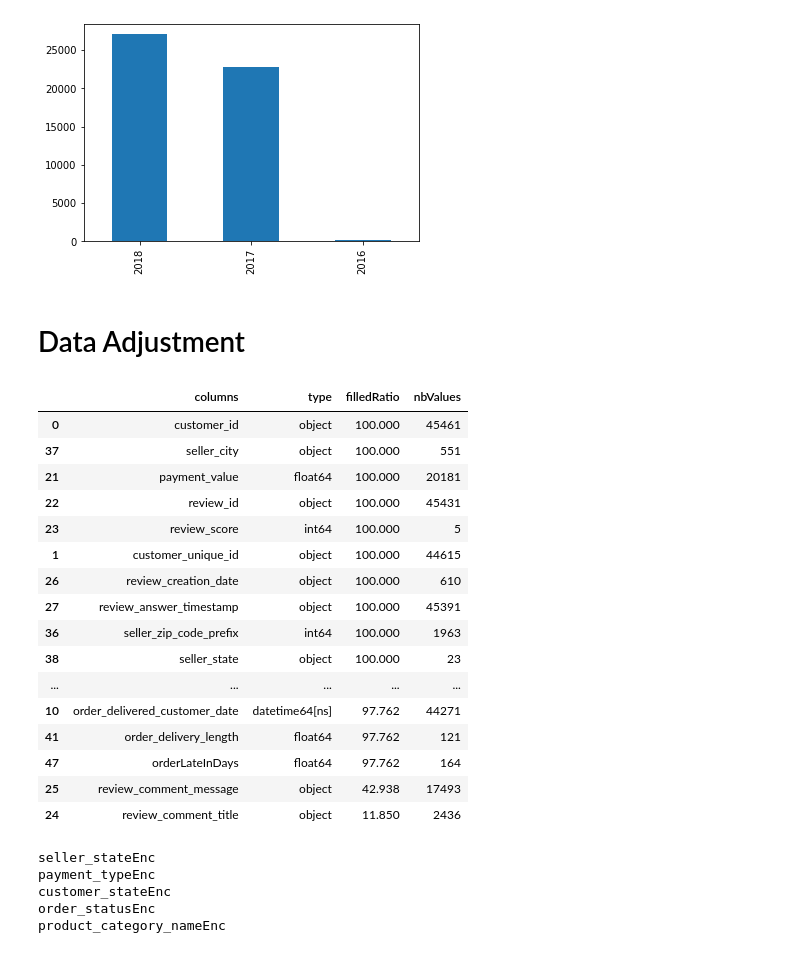
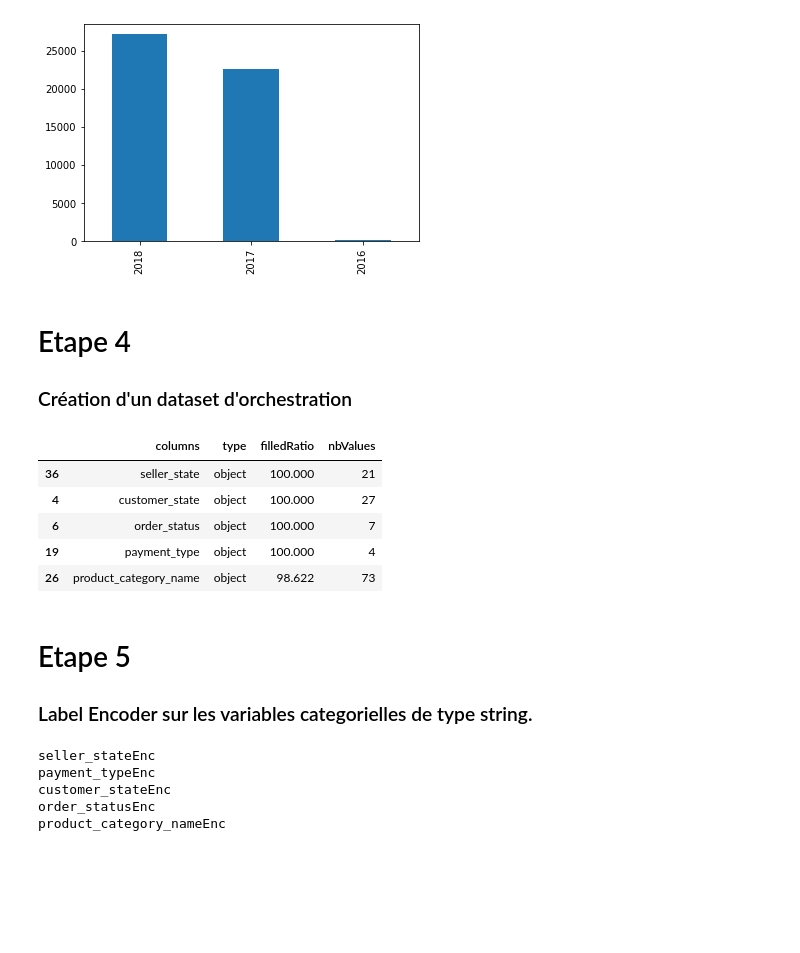
Before and after one commit to benMiniconi/OlistC, a Jupyter notebook: Projet Final/POLIST_01_notebookanalyse.ipynb, the cells around one changed output. Saved outputs shown, nothing was run; the diff lists cells and outputs as text; code cells hidden in the pictures; blank space fills up the shorter version.

```diff
--- a/Projet Final/POLIST_01_notebookanalyse.ipynb
+++ b/Projet Final/POLIST_01_notebookanalyse.ipynb
@@ -327,43 +338,38 @@ mergedFrame1000["year"].value_counts().plot(kind="bar")
 <AxesSubplot:>
 [figure]
 # %% [markdown]
-# Data Adjustment
+# Etape 4
+### Création d'un dataset d'orchestration
 # %%
 nonNullRate = []
 for col in mergedFrame1000.columns:
     #we are counting the row with data and without Null or NaN over the number of rows
     nonNullRate.append({"columns": col, "type": str(mergedFrame1000[col].dtypes) ,"filledRatio": round((mergedFrame1000[col].count()/mergedFrame1000.shape[0])*100, 3), "nbValues": mergedFrame1000[col].nunique()})
 nonNullRateFrame = pd.DataFrame(nonNullRate)
 #Etape de filtre
 lessThanOnePercentColumns = nonNullRateFrame[nonNullRateFrame["filledRatio"] < 10]
 moreThanOnePercentColumns = nonNullRateFrame[nonNullRateFrame["filledRatio"] >1]
 
 moreThanOnePercentColumns = moreThanOnePercentColumns.sort_values(by=["filledRatio"], ascending=False)
 #plt.bar(moreThanOnePercentColumns["columns"].values, moreThanOnePercentColumns['filledRatio'].values)
 stringColumn = moreThanOnePercentColumns[moreThanOnePercentColumns["type"] == "object"]
 intColumn = moreThanOnePercentColumns[moreThanOnePercentColumns["type"] == "int64"]
 floatColumn = moreThanOnePercentColumns[moreThanOnePercentColumns["type"] == "float64"]
 
 stringColumn = stringColumn[stringColumn["nbValues"] < 100]
-moreThanOnePercentColumns
+categorialsValues = moreThanOnePercentColumns[moreThanOnePercentColumns["nbValues"] < 100]
+categorialsValues = categorialsValues[categorialsValues["type"] == "object"]
+categorialsValues
 # %% [output]
 |  | columns | type | filledRatio | nbValues |
-| 0 | customer_id | object | 100.000 | 45461 |
-| 37 | seller_city | object | 100.000 | 551 |
-| 21 | payment_value | float64 | 100.000 | 20181 |
-| 22 | review_id | object | 100.000 | 45431 |
-| 23 | review_score | int64 | 100.000 | 5 |
-| 1 | customer_unique_id | object | 100.000 | 44615 |
-| 26 | review_creation_date | object | 100.000 | 610 |
-| 27 | review_answer_timestamp | object | 100.000 | 45391 |
-| 36 | seller_zip_code_prefix | int64 | 100.000 | 1963 |
-| 38 | seller_state | object | 100.000 | 23 |
-| ... | ... | ... | ... | ... |
-| 10 | order_delivered_customer_date | datetime64[ns] | 97.762 | 44271 |
-| 41 | order_delivery_length | float64 | 97.762 | 121 |
-| 47 | orderLateInDays | float64 | 97.762 | 164 |
-| 25 | review_comment_message | object | 42.938 | 17493 |
-| 24 | review_comment_title | object | 11.850 | 2436 |
+| 36 | seller_state | object | 100.000 | 21 |
+| 4 | customer_state | object | 100.000 | 27 |
+| 6 | order_status | object | 100.000 | 7 |
+| 19 | payment_type | object | 100.000 | 4 |
+| 26 | product_category_name | object | 98.622 | 73 |
+# %% [markdown]
+# Etape 5
+### Label Encoder sur les variables categorielles de type string.
 # %%
 from sklearn.preprocessing import LabelEncoder
 from sklearn.preprocessing import OneHotEncoder
```
Also changed, not shown: parts of 40 cells of this notebook, 3 other files.
